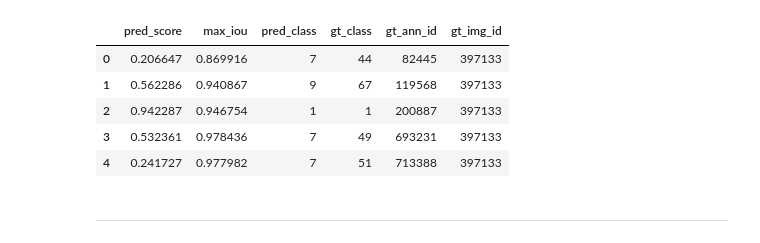
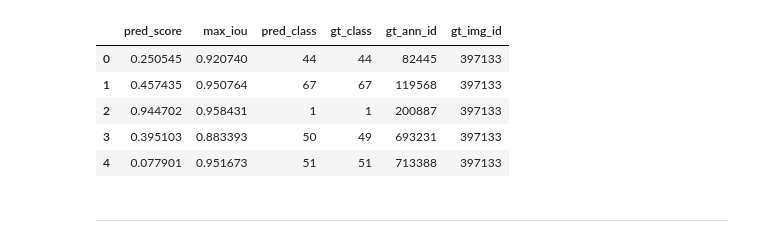
Before and after one commit to young221718/cy_workspace, a Jupyter notebook: detr/tools_anlysis/detail_original.ipynb, the cells around one changed output. Saved outputs shown, nothing was run; the diff lists cells and outputs as text; code cells hidden in the pictures.

```diff
--- a/detr/tools_anlysis/detail_original.ipynb
+++ b/detr/tools_anlysis/detail_original.ipynb
@@ -57,16 +57,16 @@ pred_df[pred_df['gt_ann_id'] == 200887]
 # %%
-real_df = pd.read_csv('/home/prml/StudentsWork/ChanYoung/Experiments/rt_detr/AAAI2025/superclass_silu2333333//real_iou.csv')
+real_df = pd.read_csv('/home/prml/StudentsWork/ChanYoung/cy_workspace/detr/output/rtdetr_r50vd_6x_coco/real_iou.csv')
 
 real_df.drop(columns=['pred_box', 'gt_box'], inplace=True)
 
 real_df.head()
 # %% [output]
 |  | pred_score | max_iou | pred_class | gt_class | gt_ann_id | gt_img_id |
-| 0 | 0.206647 | 0.869916 | 7 | 44 | 82445 | 397133 |
-| 1 | 0.562286 | 0.940867 | 9 | 67 | 119568 | 397133 |
-| 2 | 0.942287 | 0.946754 | 1 | 1 | 200887 | 397133 |
-| 3 | 0.532361 | 0.978436 | 7 | 49 | 693231 | 397133 |
-| 4 | 0.241727 | 0.977982 | 7 | 51 | 713388 | 397133 |
+| 0 | 0.250545 | 0.920740 | 44 | 44 | 82445 | 397133 |
+| 1 | 0.457435 | 0.950764 | 67 | 67 | 119568 | 397133 |
+| 2 | 0.944702 | 0.958431 | 1 | 1 | 200887 | 397133 |
+| 3 | 0.395103 | 0.883393 | 50 | 49 | 693231 | 397133 |
+| 4 | 0.077901 | 0.951673 | 51 | 51 | 713388 | 397133 |
 # %% [markdown]
 -------------------------------
 # %%
```
Also changed, not shown: parts of 12 cells of this notebook, 4 other files.
